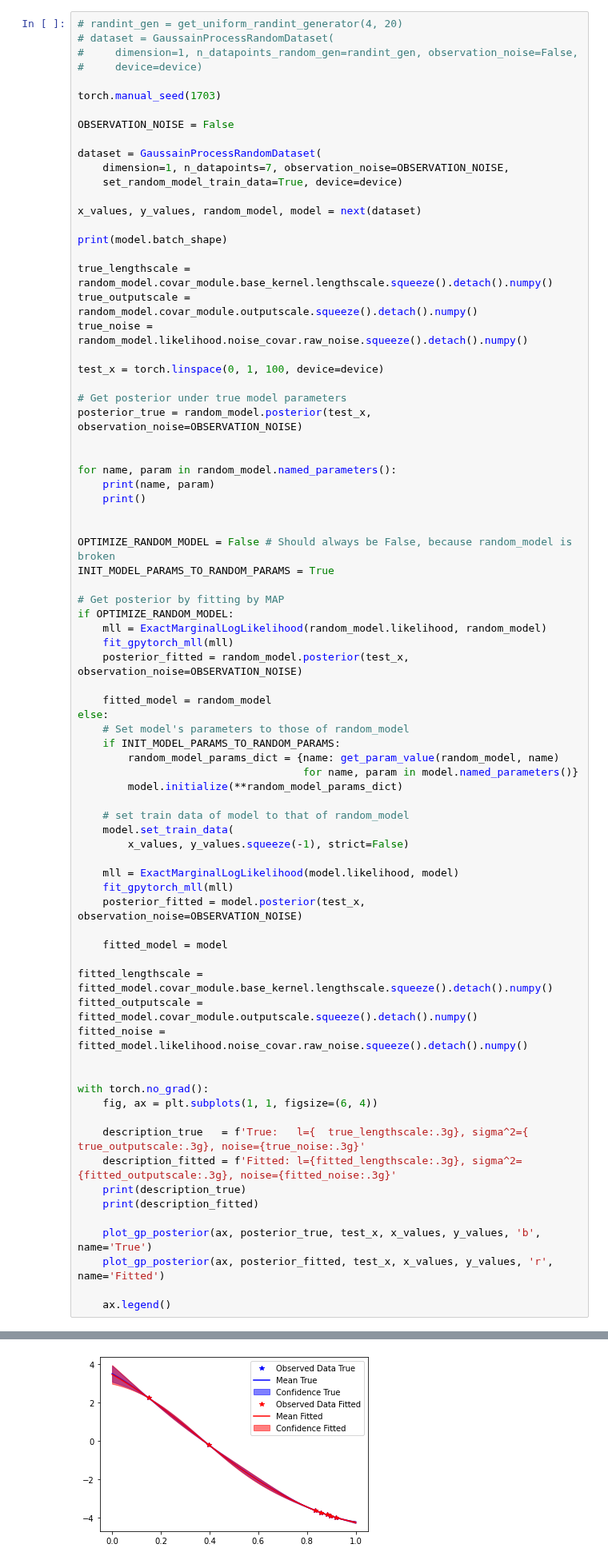
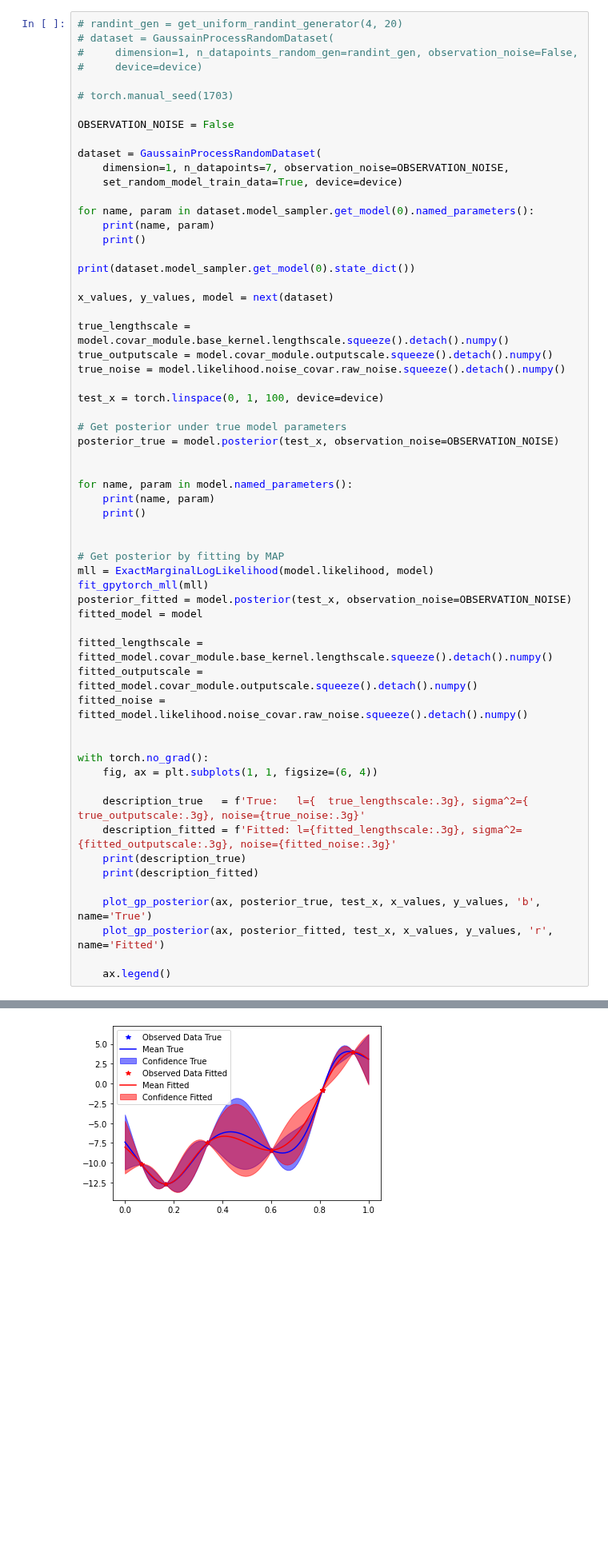
Before and after one commit to 71c/DeepBayesOpt, a Jupyter notebook: PredictEI_simple_test.ipynb, the cells around one changed output, grey strips where cells are left out. Shown at 80% size. Saved outputs shown, nothing was run; the diff lists cells and outputs as text; blank space fills up the shorter version.

Commit message:
basically finished data generation code

```diff
--- a/PredictEI_simple_test.ipynb
+++ b/PredictEI_simple_test.ipynb
@@ -52,7 +53,7 @@ def plot_gp_posterior(ax, posterior, test_x, train_x, train_y, color, name=None)
 #     dimension=1, n_datapoints_random_gen=randint_gen, observation_noise=False,
 #     device=device)
 
-torch.manual_seed(1703)
+# torch.manual_seed(1703)
 
 OBSERVATION_NOISE = False
 
@@ -60,51 +61,34 @@ dataset = GaussainProcessRandomDataset(
     dimension=1, n_datapoints=7, observation_noise=OBSERVATION_NOISE,
     set_random_model_train_data=True, device=device)
 
-x_values, y_values, random_model, model = next(dataset)
+for name, param in dataset.model_sampler.get_model(0).named_parameters():
+    print(name, param)
+    print()
 
-print(model.batch_shape)
+print(dataset.model_sampler.get_model(0).state_dict())
 
-true_lengthscale = random_model.covar_module.base_kernel.lengthscale.squeeze().detach().numpy()
-true_outputscale = random_model.covar_module.outputscale.squeeze().detach().numpy()
-true_noise = random_model.likelihood.noise_covar.raw_noise.squeeze().detach().numpy()
+x_values, y_values, model = next(dataset)
+
+true_lengthscale = model.covar_module.base_kernel.lengthscale.squeeze().detach().numpy()
+true_outputscale = model.covar_module.outputscale.squeeze().detach().numpy()
+true_noise = model.likelihood.noise_covar.raw_noise.squeeze().detach().numpy()
 
 test_x = torch.linspace(0, 1, 100, device=device)
 
 # Get posterior under true model parameters
-posterior_true = random_model.posterior(test_x, observation_noise=OBSERVATION_NOISE)
+posterior_true = model.posterior(test_x, observation_noise=OBSERVATION_NOISE)
 
 
-for name, param in random_model.named_parameters():
+for name, param in model.named_parameters():
     print(name, param)
     print()
 
 
-OPTIMIZE_RANDOM_MODEL = False # Should always be False, because random_model is broken
-INIT_MODEL_PARAMS_TO_RANDOM_PARAMS = True
-
 # Get posterior by fitting by MAP
-if OPTIMIZE_RANDOM_MODEL:
-    mll = ExactMarginalLogLikelihood(random_model.likelihood, random_model)
-    fit_gpytorch_mll(mll)
-    posterior_fitted = random_model.posterior(test_x, observation_noise=OBSERVATION_NOISE)
-
-    fitted_model = random_model
-else:
-    # Set model's parameters to those of random_model
-    if INIT_MODEL_PARAMS_TO_RANDOM_PARAMS:
-        random_model_params_dict = {name: get_param_value(random_model, name)
-                                    for name, param in model.named_parameters()}
-        model.initialize(**random_model_params_dict)
-
-    # set train data of model to that of random_model
-    model.set_train_data(
-        x_values, y_values.squeeze(-1), strict=False)
-
-    mll = ExactMarginalLogLikelihood(model.likelihood, model)
-    fit_gpytorch_mll(mll)
-    posterior_fitted = model.posterior(test_x, observation_noise=OBSERVATION_NOISE)
-
-    fitted_model = model
+mll = ExactMarginalLogLikelihood(model.likelihood, model)
+fit_gpytorch_mll(mll)
+posterior_fitted = model.posterior(test_x, observation_noise=OBSERVATION_NOISE)
+fitted_model = model
 
 fitted_lengthscale = fitted_model.covar_module.base_kernel.lengthscale.squeeze().detach().numpy()
 fitted_outputscale = fitted_model.covar_module.outputscale.squeeze().detach().numpy()
@@ -142,4 +128,4 @@ Fitted: l=1.18, sigma^2=15, noise=0
-[figure, old version]
+[figure, new version]
 # %%
 # import cProfile, pstats, io
 # from pstats import SortKey
```
Also changed, not shown: parts of 21 cells of this notebook, 2 other files.
